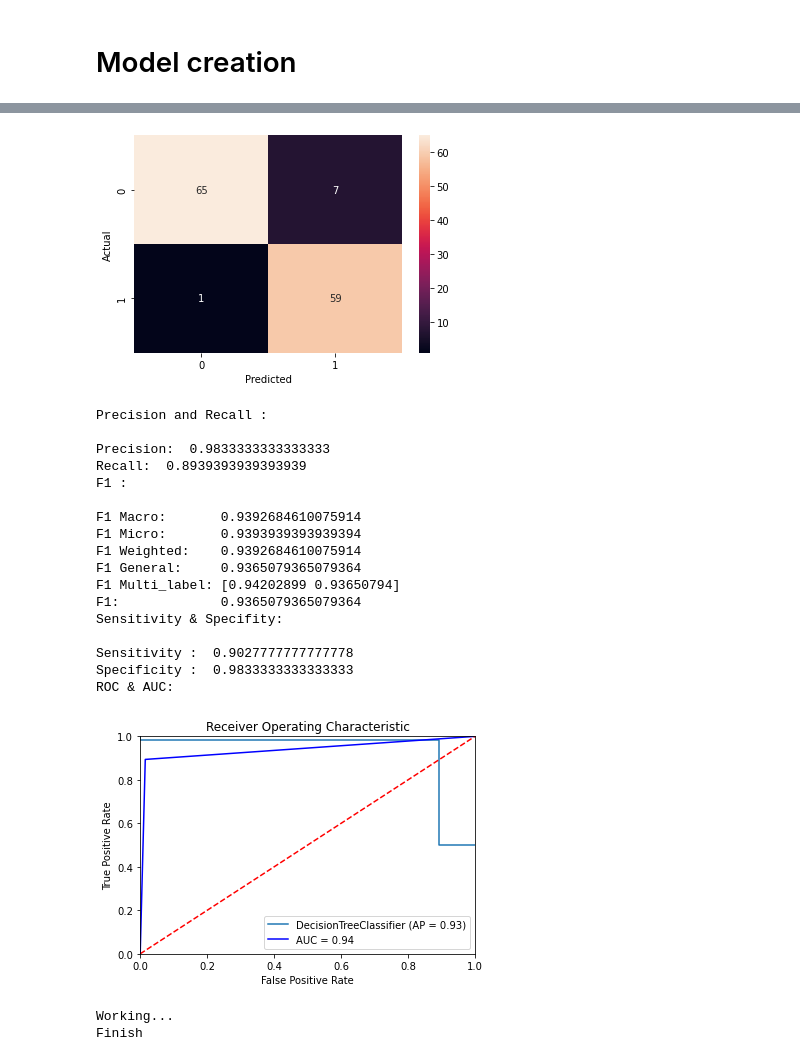
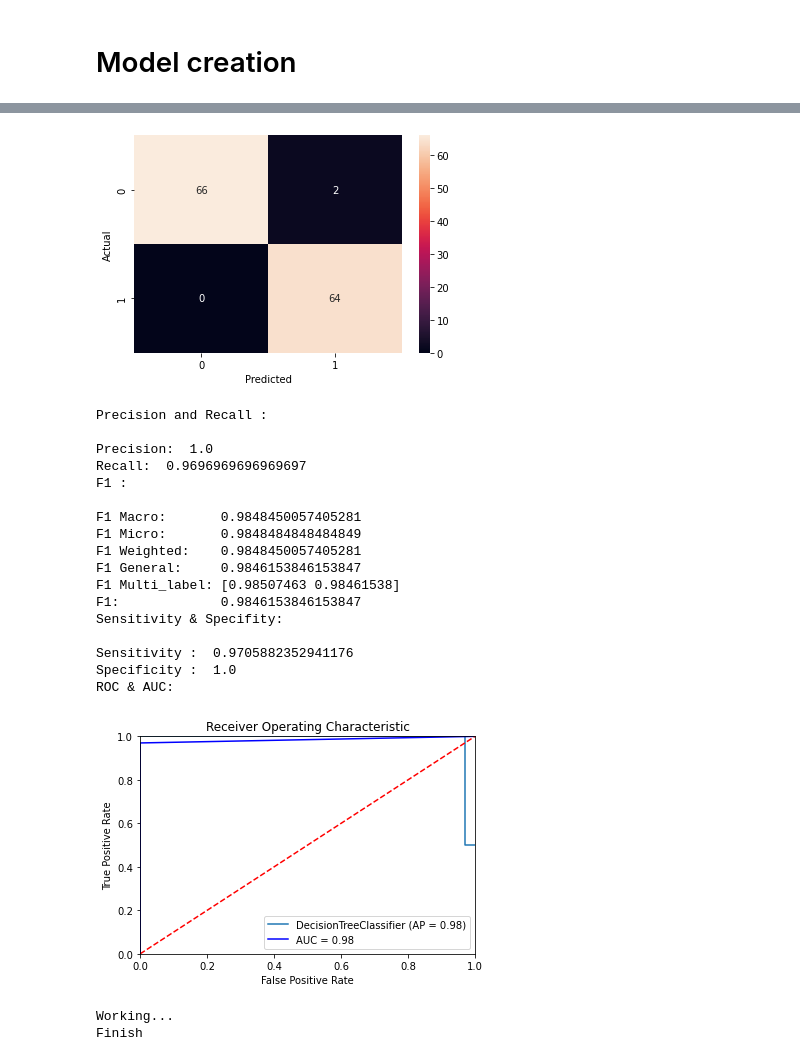
Before and after one commit to Yumil22/Curso_Python, a Jupyter notebook: Final_DecisionTree_Team.ipynb, the cells around one changed output, grey strips where cells are left out. Cells and saved outputs as stored; diff of their text form; code cells hidden in the pictures.

```diff
--- a/Final_DecisionTree_Team.ipynb
+++ b/Final_DecisionTree_Team.ipynb
@@ -424,6 +613,6 @@ def Evaluate_TestData(Name, mod = 'subjetive', show_model = False, show_tree = F
 # %%
 #Evaluar los datos que Sebas tenga
-Evaluate_TestData('TrainingSet.csv', mod = 'Subjetive_2')
+Evaluate_TestData('TrainingSet.csv', mod = 'Subjetive_1')
 # %% [output]
 Creating model with all the features without ID, DateReceived, Website, DateSent and TeamLead_Encoded...
 Getting data...
@@ -445,21 +634,21 @@ True positive (TP):   59
-[figure, old version]
+[figure, new version]
 Precision and Recall :
 
-Precision:  0.9833333333333333
-Recall:  0.8939393939393939
+Precision:  1.0
+Recall:  0.9696969696969697
 F1 :
 
-F1 Macro:       0.9392684610075914
-F1 Micro:       0.9393939393939394
-F1 Weighted:    0.9392684610075914
-F1 General:     0.9365079365079364
-F1 Multi_label: [0.94202899 0.93650794]
-F1:             0.9365079365079364
+F1 Macro:       0.9848450057405281
+F1 Micro:       0.9848484848484849
+F1 Weighted:    0.9848450057405281
+F1 General:     0.9846153846153847
+F1 Multi_label: [0.98507463 0.98461538]
+F1:             0.9846153846153847
 Sensitivity & Specifity:
 
-Sensitivity :  0.9027777777777778
-Specificity :  0.9833333333333333
+Sensitivity :  0.9705882352941176
+Specificity :  1.0
 ROC & AUC:
-[figure, old version]
+[figure, new version]
 Working...
 Finish
```
Also changed, not shown: parts of 4 cells of this notebook, 2 other files.
